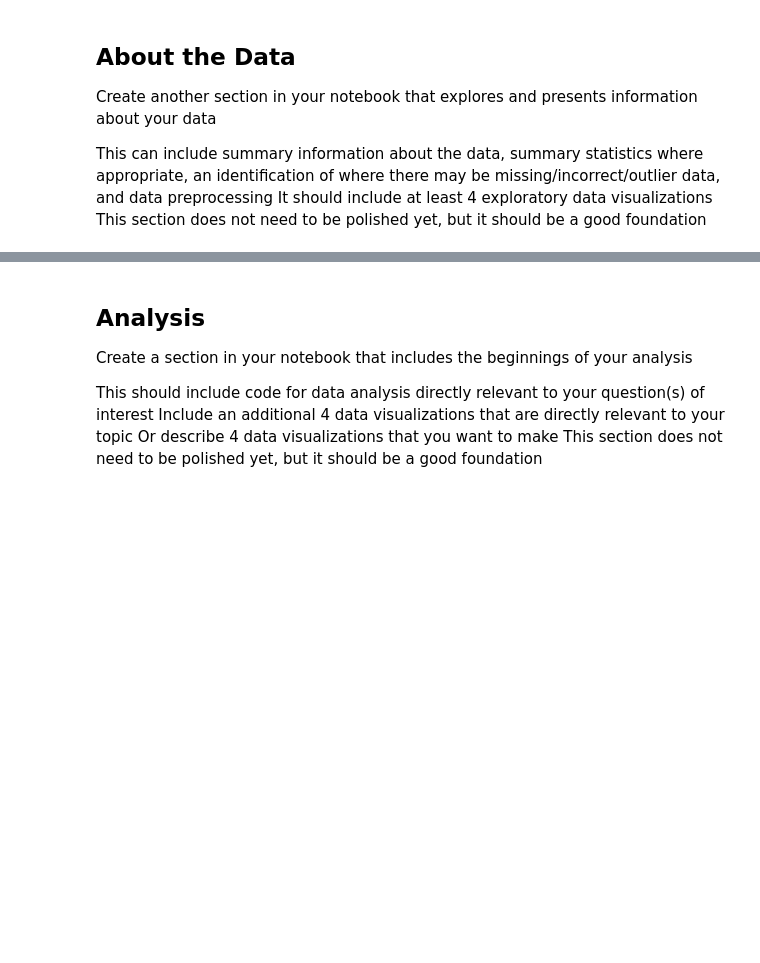
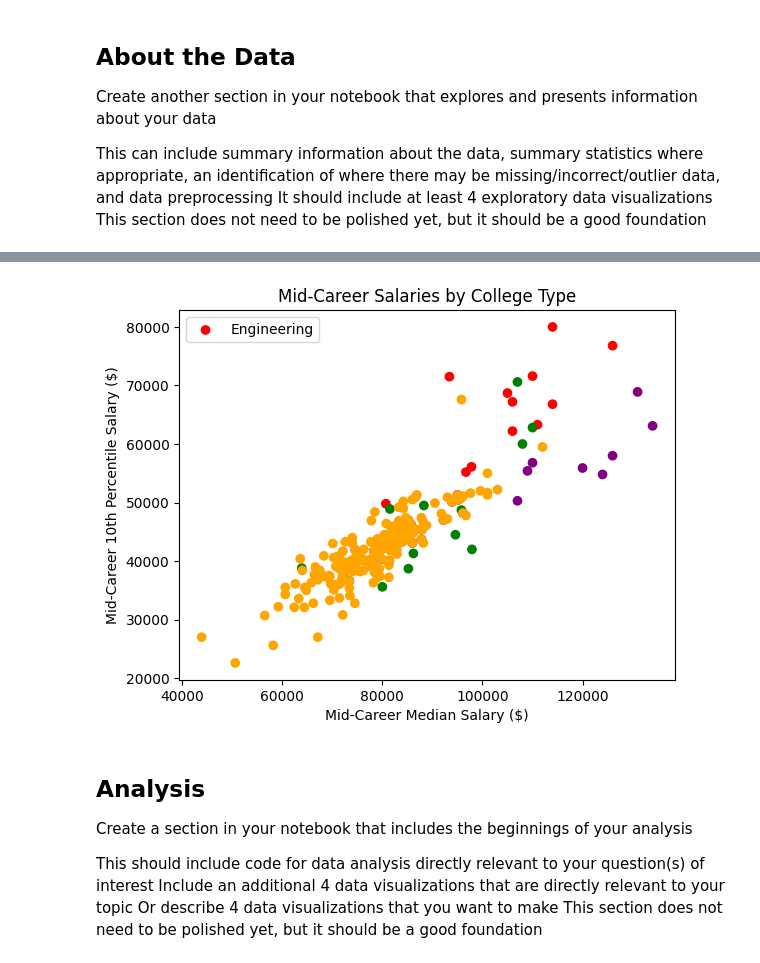
Before and after one commit to ashleyalee/DH140-Final, a Jupyter notebook: dh-140-final-AL.ipynb, the cells around one changed output, grey strips where cells are left out. Cells and saved outputs as stored; diff of their text form; code cells hidden in the pictures; blank space fills up the shorter version.

```diff
--- a/dh-140-final-AL.ipynb
+++ b/dh-140-final-AL.ipynb
@@ -55,3 +115,18 @@ salaries
+# %%
+# Define a color mapping for each college type
+color_mapping = {'Engineering': 'red', 'Ivy League': 'purple', 'Liberal Arts': 'green', 'Party': 'blue', 'State': 'orange'}
+
+# Create a scatter plot with color mapping
+plt.scatter(salaries['Mid-Career Median Salary'], salaries['Mid-Career 10th Percentile Salary'],
+            c=salaries['School Type'].map(color_mapping))
+plt.xlabel('Mid-Career Median Salary ($)')
+plt.ylabel('Mid-Career 10th Percentile Salary ($)')
+plt.title('Mid-Career Salaries by College Type')
+plt.legend(color_mapping.keys())
+
+plt.show()
+# %% [output]
+[figure, added]
 # %% [markdown]
 ## Analysis
 
```
Also changed, not shown: parts of 8 cells of this notebook, 14 other files.
